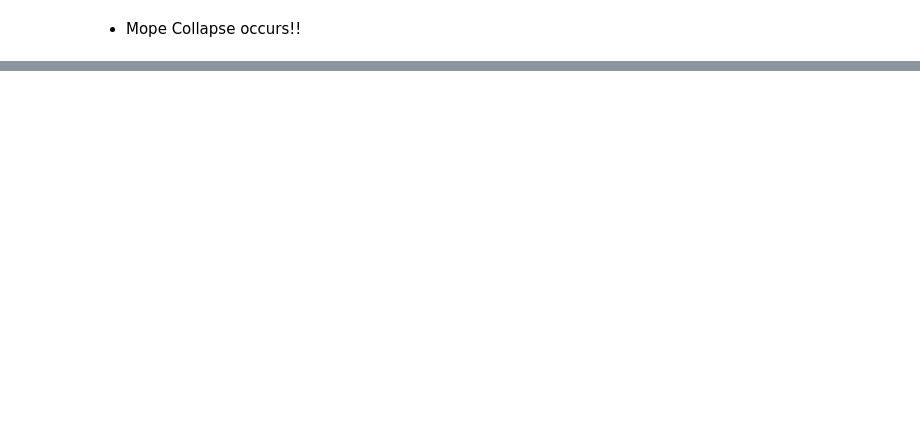
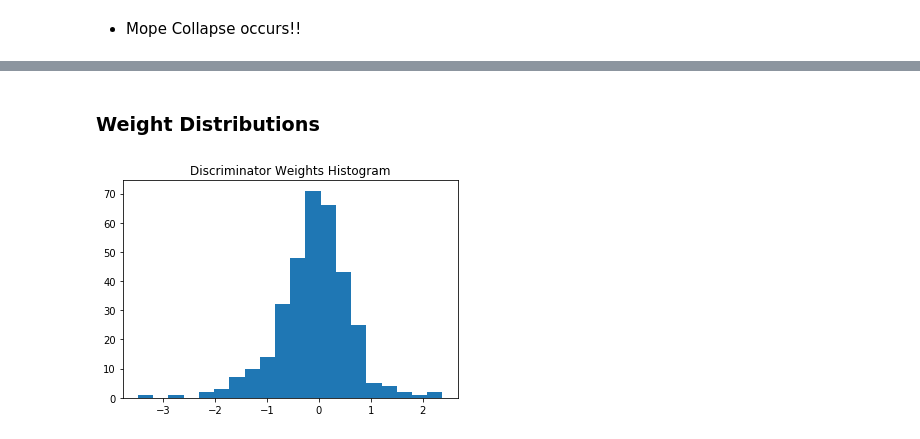
Before and after one commit to riven314/WGAN-GP, a Jupyter notebook: GAN_MixGaussian_Tensorflow_github.ipynb, the cells around one changed output, grey strips where cells are left out. Drawn from its saved outputs; the diff is of its cells as text; code cells hidden in the pictures; blank space fills up the shorter version.

Commit message:
revised GAN notebook, added weight distributino plot

```diff
--- a/GAN_MixGaussian_Tensorflow_github.ipynb
+++ b/GAN_MixGaussian_Tensorflow_github.ipynb
@@ -192,0 +193,20 @@ plt.tight_layout();
+# %% [markdown]
+### Weight Distributions
+# %%
+def get_weights(param1, param2):
+    param1_arr = np.array([])
+    param2_arr = np.array([])
+    for t_var in param1:
+        tmp = sess.run(t_var).ravel().copy()
+        param1_arr = np.hstack([tmp, param1_arr])
+    for t_var in param2:
+        tmp = sess.run(t_var).ravel().copy()
+        param2_arr = np.hstack([tmp, param2_arr])
+    return param1_arr, param2_arr
+# %%
+theta_D_arr, theta_G_arr = get_weights(theta_D, theta_G)
+# %%
+plt.hist(theta_D_arr, bins = 20)
+plt.title('Discriminator Weights Histogram');
+# %% [output]
+[figure, added]
```
Also changed, not shown: parts of 6 cells of this notebook.
